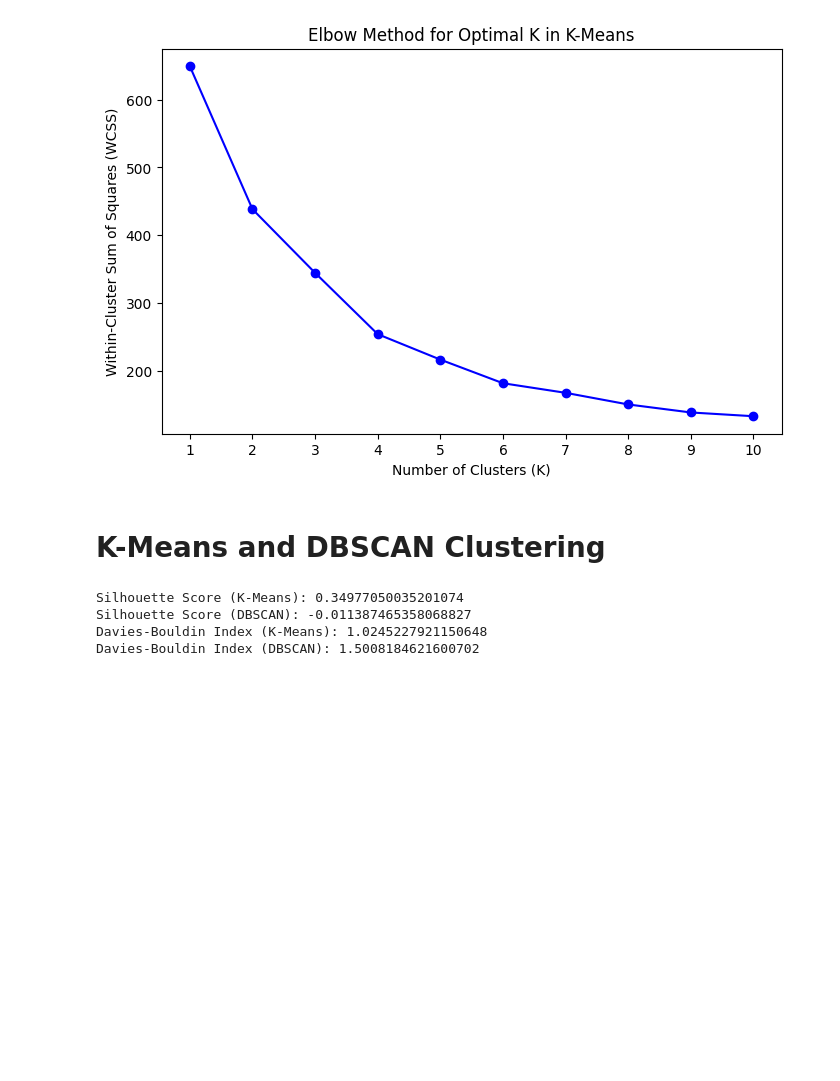
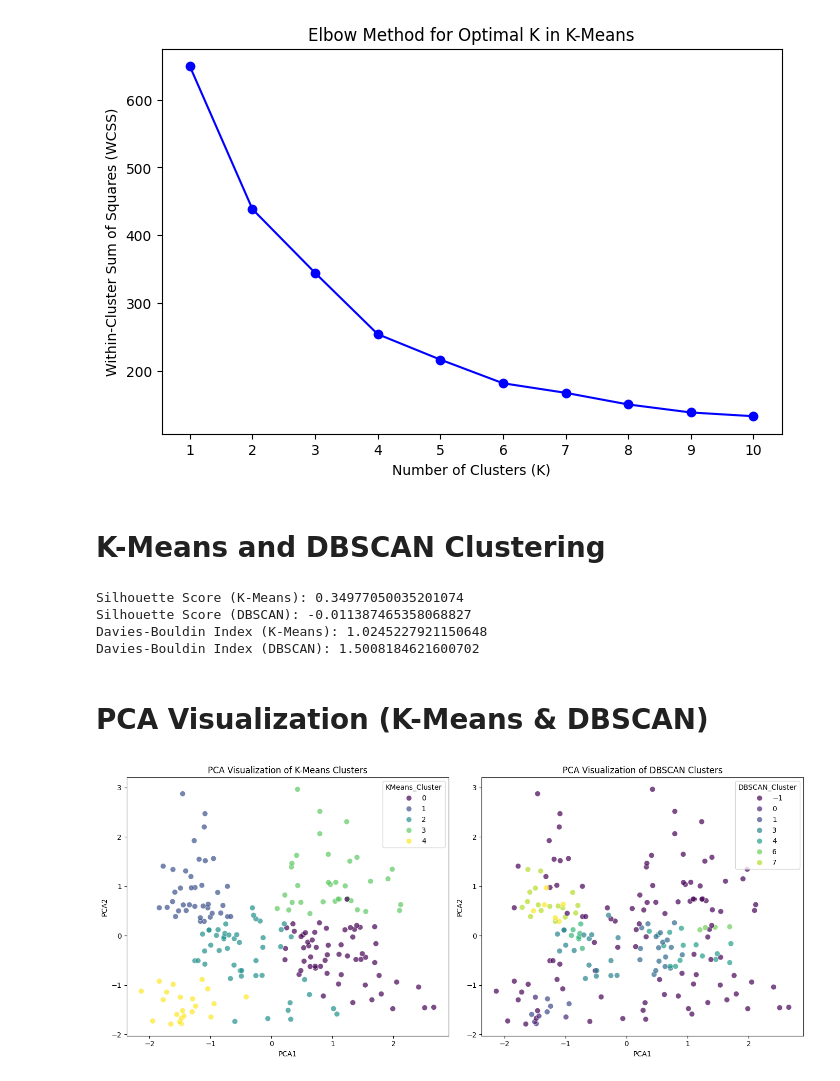
Before and after one commit to Shovon198915/CSE475, a Jupyter notebook: lab/lab2.ipynb, the cells around one changed output. Saved outputs shown, nothing was run; the diff lists cells and outputs as text; code cells hidden in the pictures; blank space fills up the shorter version.

Commit message:
PCA for 2D visualization, K-Means Plot, DBSCAN Plot

```diff
--- a/lab/lab2.ipynb
+++ b/lab/lab2.ipynb
@@ -110,3 +110,28 @@ Silhouette Score (K-Means): 0.34977050035201074
 Silhouette Score (DBSCAN): -0.011387465358068827
 Davies-Bouldin Index (K-Means): 1.0245227921150648
 Davies-Bouldin Index (DBSCAN): 1.5008184621600702
+# %% [markdown]
+# PCA Visualization (K-Means & DBSCAN)
+# %%
+# PCA for 2D visualization
+pca = PCA(n_components=2, random_state=42)
+pca_result = pca.fit_transform(data_only)
+processed_data_df['PCA1'] = pca_result[:, 0]
+processed_data_df['PCA2'] = pca_result[:, 1]
+
+plt.figure(figsize=(14, 6))
+
+# K-Means Plot
+plt.subplot(1, 2, 1)
+sns.scatterplot(data=processed_data_df, x='PCA1', y='PCA2', hue='KMeans_Cluster', palette='viridis', s=60, alpha=0.7)
+plt.title("PCA Visualization of K-Means Clusters")
+
+# DBSCAN Plot
+plt.subplot(1, 2, 2)
+sns.scatterplot(data=processed_data_df, x='PCA1', y='PCA2', hue='DBSCAN_Cluster', palette='viridis', s=60, alpha=0.7)
+plt.title("PCA Visualization of DBSCAN Clusters")
+
+plt.tight_layout()
+plt.show()
+# %% [output]
+[figure, added]
```
